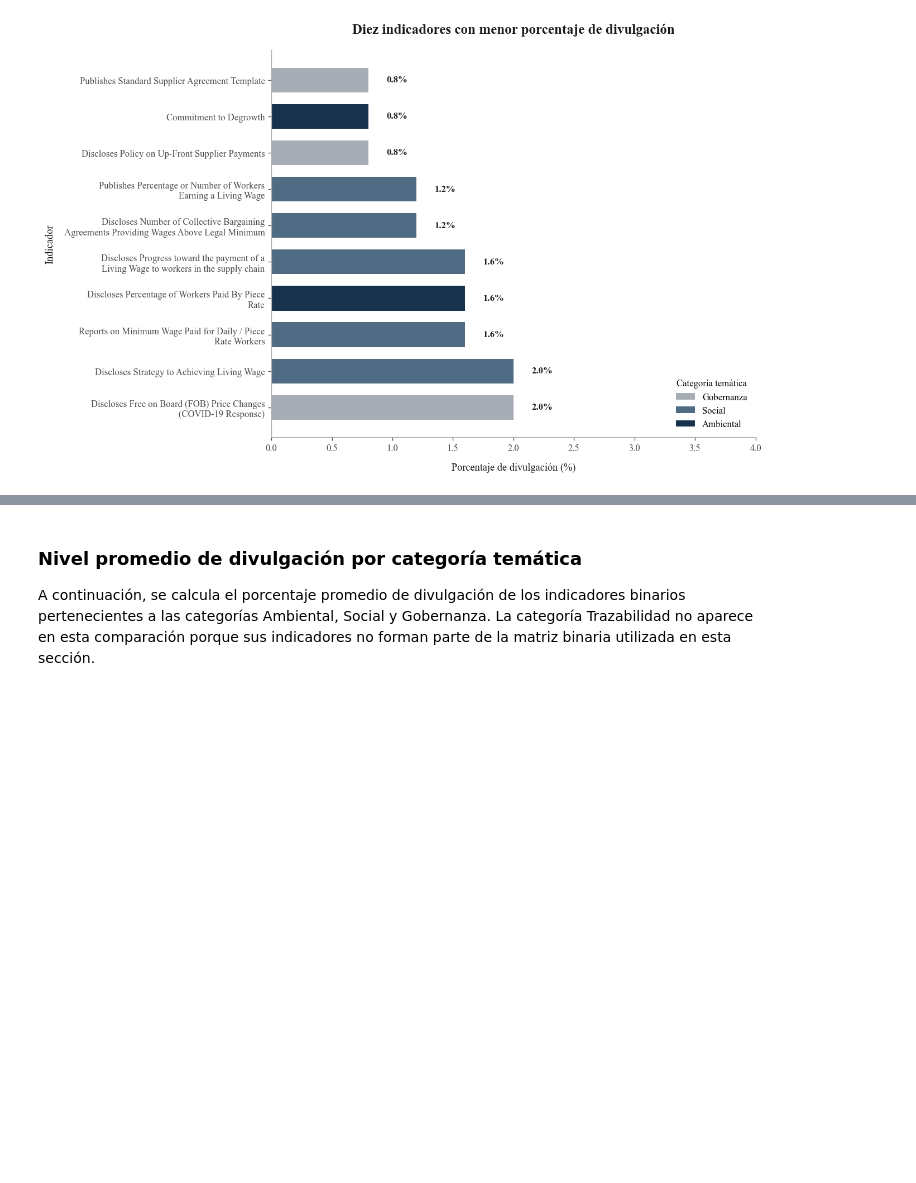
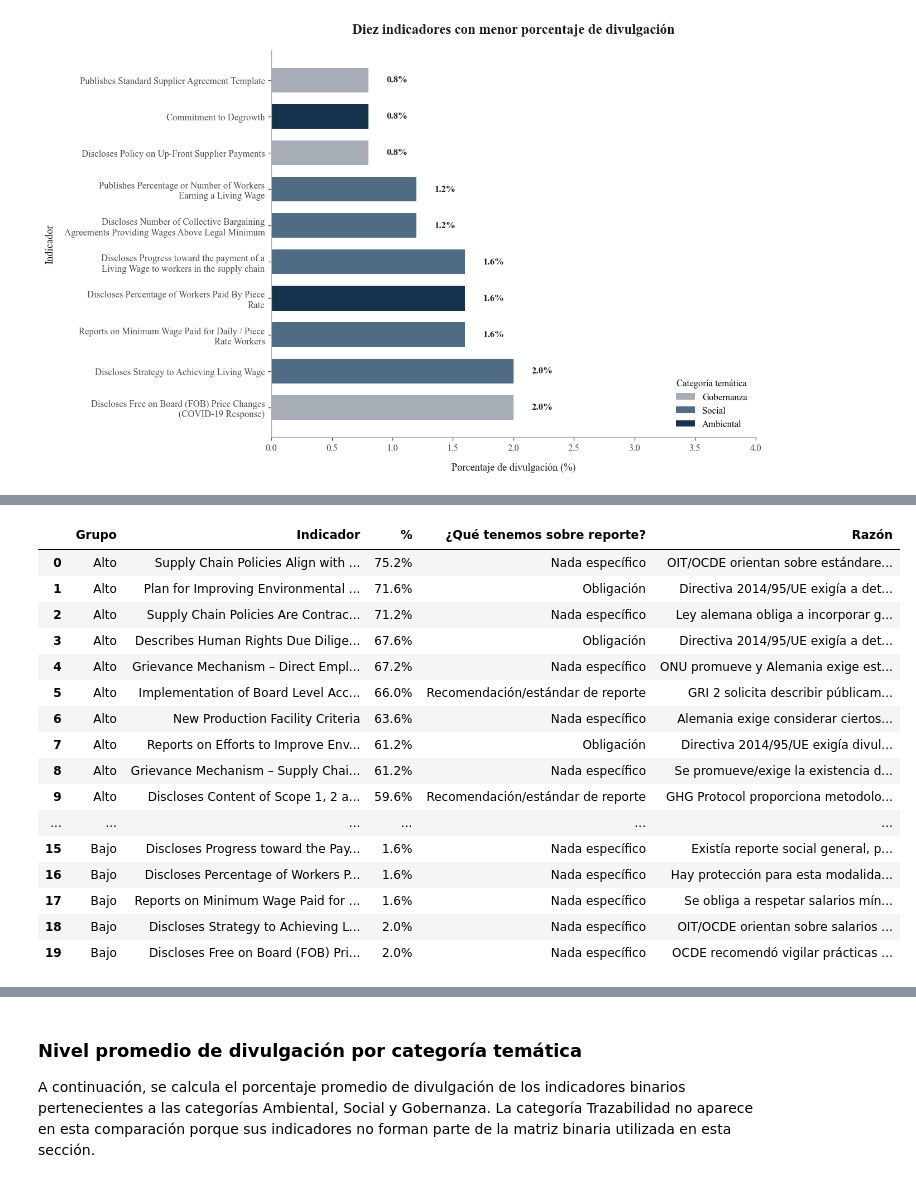
Before and after one commit to avrilsalazarrodriguez/fashion-transparency-index-2023, a Jupyter notebook: scripts/03_Analisis_exploratorio_de_datos.ipynb, the cells around one changed output, grey strips where cells are left out. Drawn from its saved outputs; the diff is of its cells as text; code cells hidden in the pictures; blank space fills up the shorter version.

```diff
--- a/scripts/03_Analisis_exploratorio_de_datos.ipynb
+++ b/scripts/03_Analisis_exploratorio_de_datos.ipynb
@@ -1770,0 +1817,91 @@ Asimismo, se observa que **cinco** de los diez indicadores pertenecen a la categ
+# %%
+# Resumen de los indicadores con mayor y menor divulgación
+# según los requerimientos de reporte identificados
+
+resumen_reporte = pd.DataFrame([
+    ["Alto", "Supply Chain Policies Align with International Standards", "75.2%", "Nada específico",
+     "OIT/OCDE orientan sobre estándares y políticas, pero nuestro texto no identifica obligación ni recomendación explícita de publicar esa alineación."],
+
+    ["Alto", "Plan for Improving Environmental Impacts", "71.6%", "Obligación",
+     "Directiva 2014/95/UE exigía a determinadas empresas divulgar políticas, resultados, riesgos y debida diligencia ambiental."],
+
+    ["Alto", "Supply Chain Policies Are Contractual", "71.2%", "Nada específico",
+     "Ley alemana obliga a incorporar garantías contractuales, pero no identificamos obligación de publicar que esas políticas sean contractuales."],
+
+    ["Alto", "Describes Human Rights Due Diligence Process", "67.6%", "Obligación",
+     "Directiva 2014/95/UE exigía a determinadas empresas divulgar sus procesos de debida diligencia."],
+
+    ["Alto", "Grievance Mechanism – Direct Employees", "67.2%", "Nada específico",
+     "ONU promueve y Alemania exige establecer el mecanismo, pero nuestro texto no señala obligación de hacerlo público."],
+
+    ["Alto", "Implementation of Board Level Accountability Described", "66.0%", "Recomendación/estándar de reporte",
+     "GRI 2 solicita describir públicamente la función del máximo órgano de gobierno a quienes reportan bajo GRI."],
+
+    ["Alto", "New Production Facility Criteria", "63.6%", "Nada específico",
+     "Alemania exige considerar ciertos criterios y OCDE los promueve, pero no identificamos obligación de divulgarlos."],
+
+    ["Alto", "Reports on Efforts to Improve Environmental Impacts", "61.2%", "Obligación",
+     "Directiva 2014/95/UE exigía divulgar políticas y resultados ambientales; GRI además recomienda reportar acciones y eficacia."],
+
+    ["Alto", "Grievance Mechanism – Supply Chain Workers", "61.2%", "Nada específico",
+     "Se promueve/exige la existencia del mecanismo, pero no encontramos en nuestro texto obligación de publicar su existencia o funcionamiento."],
+
+    ["Alto", "Discloses Content of Scope 1, 2 and 3 Emissions", "59.6%", "Recomendación/estándar de reporte",
+     "GHG Protocol proporciona metodología y orientación específica para preparar y divulgar públicamente inventarios de emisiones."],
+
+    ["Bajo", "Publishes Standard Supplier Agreement Template", "0.8%", "Nada específico",
+     "Hay normas sobre relaciones contractuales, pero no obligación general de publicar el contrato."],
+
+    ["Bajo", "Commitment to Degrowth", "0.8%", "Nada específico",
+     "No encontramos obligación ni recomendación específica de divulgar un compromiso de decrecimiento."],
+
+    ["Bajo", "Discloses Policy on Up-Front Supplier Payments", "0.8%", "Nada específico",
+     "OCDE recomienda revisar prácticas de compra, no publicar una política de pagos anticipados."],
+
+    ["Bajo", "Publishes Percentage or Number of Workers Earning a Living Wage", "1.2%", "Nada específico",
+     "OIT orienta sobre salarios, pero no obliga ni recomienda específicamente publicar cuántos trabajadores reciben salario digno."],
+
+    ["Bajo", "Discloses Number of Collective Bargaining Agreements Providing Wages Above Legal Minimum", "1.2%", "Nada específico",
+     "OIT protege/promueve negociación colectiva y salario mínimo, pero no exige divulgar este resultado."],
+
+    ["Bajo", "Discloses Progress toward the Payment of a Living Wage to Workers in the Supply Chain", "1.6%", "Nada específico",
+     "Existía reporte social general, pero no obligación específica de publicar avances hacia salario digno."],
+
+    ["Bajo", "Discloses Percentage of Workers Paid By Piece Rate", "1.6%", "Nada específico",
+     "Hay protección para esta modalidad salarial, pero no obligación de publicar qué porcentaje de trabajadores la utiliza."],
+
+    ["Bajo", "Reports on Minimum Wage Paid for Daily / Piece Rate Workers", "1.6%", "Nada específico",
+     "Se obliga a respetar salarios mínimos, pero no a publicar esta información específica."],
+
+    ["Bajo", "Discloses Strategy to Achieving Living Wage", "2.0%", "Nada específico",
+     "OIT/OCDE orientan sobre salarios y debida diligencia, pero no obligan a publicar una estrategia de salario digno."],
+
+    ["Bajo", "Discloses Free on Board (FOB) Price Changes (COVID-19 Response)", "2.0%", "Nada específico",
+     "OCDE recomendó vigilar prácticas de compra, pero no publicar cambios específicos en precios FOB."]
+], columns=[
+    "Grupo",
+    "Indicador",
+    "%",
+    "¿Qué tenemos sobre reporte?",
+    "Razón"
+])
+
+display(resumen_reporte)
+# %% [output]
+|  | Grupo | Indicador | % | ¿Qué tenemos sobre reporte? | Razón |
+| 0 | Alto | Supply Chain Policies Align with ... | 75.2% | Nada específico | OIT/OCDE orientan sobre estándare... |
+| 1 | Alto | Plan for Improving Environmental ... | 71.6% | Obligación | Directiva 2014/95/UE exigía a det... |
+| 2 | Alto | Supply Chain Policies Are Contrac... | 71.2% | Nada específico | Ley alemana obliga a incorporar g... |
+| 3 | Alto | Describes Human Rights Due Dilige... | 67.6% | Obligación | Directiva 2014/95/UE exigía a det... |
+| 4 | Alto | Grievance Mechanism – Direct Empl... | 67.2% | Nada específico | ONU promueve y Alemania exige est... |
+| 5 | Alto | Implementation of Board Level Acc... | 66.0% | Recomendación/estándar de reporte | GRI 2 solicita describir públicam... |
+| 6 | Alto | New Production Facility Criteria | 63.6% | Nada específico | Alemania exige considerar ciertos... |
+| 7 | Alto | Reports on Efforts to Improve Env... | 61.2% | Obligación | Directiva 2014/95/UE exigía divul... |
+| 8 | Alto | Grievance Mechanism – Supply Chai... | 61.2% | Nada específico | Se promueve/exige la existencia d... |
+| 9 | Alto | Discloses Content of Scope 1, 2 a... | 59.6% | Recomendación/estándar de reporte | GHG Protocol proporciona metodolo... |
+| ... | ... | ... | ... | ... | ... |
+| 15 | Bajo | Discloses Progress toward the Pay... | 1.6% | Nada específico | Existía reporte social general, p... |
+| 16 | Bajo | Discloses Percentage of Workers P... | 1.6% | Nada específico | Hay protección para esta modalida... |
+| 17 | Bajo | Reports on Minimum Wage Paid for ... | 1.6% | Nada específico | Se obliga a respetar salarios mín... |
+| 18 | Bajo | Discloses Strategy to Achieving L... | 2.0% | Nada específico | OIT/OCDE orientan sobre salarios ... |
+| 19 | Bajo | Discloses Free on Board (FOB) Pri... | 2.0% | Nada específico | OCDE recomendó vigilar prácticas ... |
```
Also changed, not shown: parts of 9 cells of this notebook, 1 other file.
